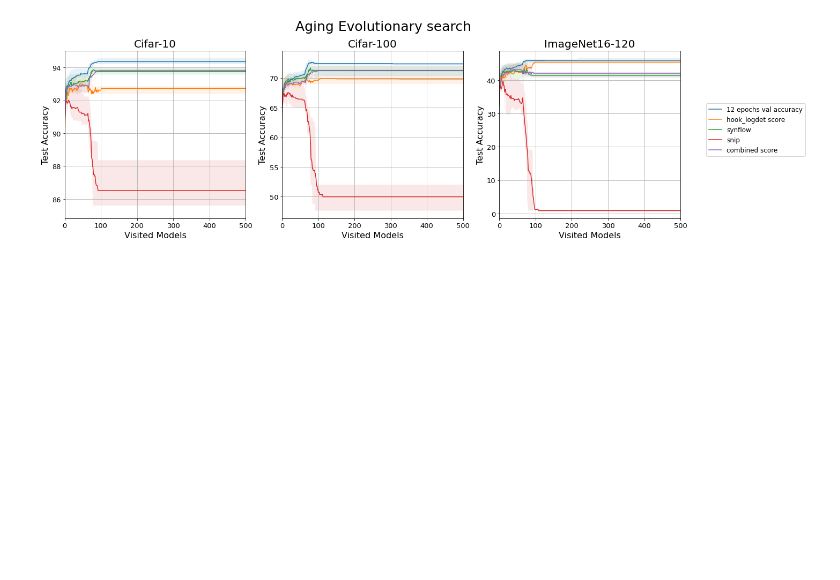
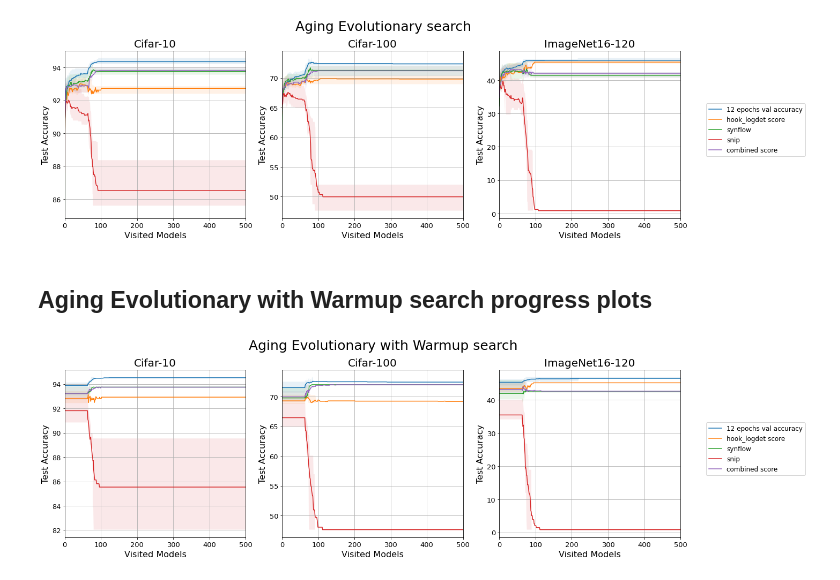
Before and after one commit to BigfriendP/zero_cost_NAS, a Jupyter notebook: Result_analysis.ipynb, the cells around one changed output. Drawn from its saved outputs; the diff is of its cells as text; code cells hidden in the pictures; blank space fills up the shorter version.

```diff
--- a/Result_analysis.ipynb
+++ b/Result_analysis.ipynb
@@ -717,3 +740,77 @@ plt.subplots_adjust(right=0.85, top = 0.85)
 plt.savefig("aging_evolutionary_search_progress.svg", format='svg', dpi=600)
 # %% [output]
 [figure]
+# %% [markdown]
+## Aging Evolutionary with Warmup search progress plots
+# %%
+figure_size = (22,6)
+
+c10_results = [(cifar10_aeWU_val12,'12 epochs val accuracy'), (cifar10_aeWU_hook_logdet, 'hook_logdet score'), (cifar10_aeWU_synflow, 'synflow'), (cifar10_aeWU_snip, 'snip'), (cifar10_aeWU_combined, 'combined score')]
+c100_results = [(cifar100_aeWU_val12,'12 epochs val accuracy'), (cifar100_aeWU_hook_logdet, 'hook_logdet score'), (cifar100_aeWU_synflow, 'synflow'), (cifar100_aeWU_snip, 'snip'), (cifar100_aeWU_combined, 'combined score')]
+imagenet_results = [(imagenet_aeWU_val12,'12 epochs val accuracy'), (imagenet_aeWU_hook_logdet, 'hook_logdet score'), (imagenet_aeWU_synflow, 'synflow'), (imagenet_aeWU_snip, 'snip'), (imagenet_aeWU_combined, 'combined score')]
+fig, ax = plt.subplots(1, 3, figsize = figure_size, constrained_layout = False)
+
+fig.suptitle('Aging Evolutionary with Warmup search', size = 25)
+
+
+# cifar10
+title = 'Cifar-10'
+for exp, label in c10_results:
+  exp = np.array(exp)
+  q_75 = np.quantile(exp, .75, axis = 0)
+  q_25 = np.quantile(exp, .25, axis = 0)
+  mean = np.mean(exp, axis = 0)
+  ax[0].plot(mean, label = label)
+  ax[0].fill_between(range(len(q_25)), q_25, q_75, alpha = 0.1)
+
+ax[0].set_title(title, size=20)
+ax[0].grid()
+ax[0].set_xlabel('Visited Models', size=16)
+ax[0].set_ylabel('Test Accuracy', size=16)
+ax[0].set_xlim([0, 500])
+ax[0].tick_params(axis='both', labelsize=13)
+
+
+# cifar100
+title = 'Cifar-100'
+for exp, label in c100_results:
+  exp = np.array(exp)
+  q_75 = np.quantile(exp, .75, axis = 0)
+  q_25 = np.quantile(exp, .25, axis = 0)
+  mean = np.mean(exp, axis = 0)
+  ax[1].plot(mean, label = label)
+  ax[1].fill_between(range(len(q_25)), q_25, q_75, alpha = 0.1)
+
+ax[1].set_title(title, size=20)
+ax[1].grid()
+ax[1].set_xlabel('Visited Models', size=16)
+ax[1].set_ylabel('Test Accuracy', size=16)
+ax[1].set_xlim([0, 500])
+ax[1].tick_params(axis='both', labelsize=13)
+
+
+
+# ImageNet16-120
+title = 'ImageNet16-120'
+for exp, label in imagenet_results:
+  exp = np.array(exp)
+  q_75 = np.quantile(exp, .75, axis = 0)
+  q_25 = np.quantile(exp, .25, axis = 0)
+  mean = np.mean(exp, axis = 0)
+  ax[2].plot(mean, label = label)
+  ax[2].fill_between(range(len(q_25)), q_25, q_75, alpha = 0.1)
+
+ax[2].set_title(title, size=20)
+ax[2].grid()
+ax[2].set_xlabel('Visited Models', size=16)
+ax[2].set_ylabel('Test Accuracy', size=16)
+ax[2].set_xlim([0, 500])
+ax[2].tick_params(axis='both', labelsize=13)
+
+
+lines, labels = fig.axes[-1].get_legend_handles_labels()
+fig.legend(lines, labels, loc = 'center right', fontsize = 'large')
+plt.subplots_adjust(right=0.85, top = 0.85)
+plt.savefig("aging_evolutionary_WU_search_progress.svg", format='svg', dpi=600)
+# %% [output]
+[figure, added]
```
Also changed, not shown: parts of 3 cells of this notebook.
